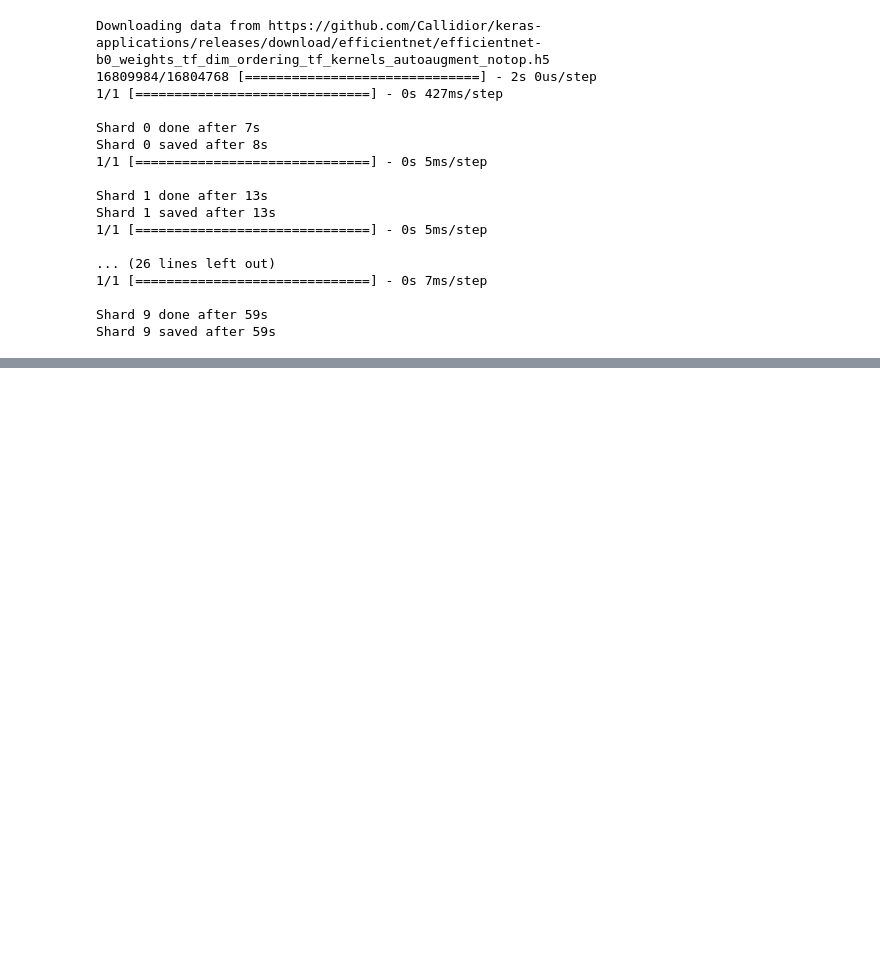
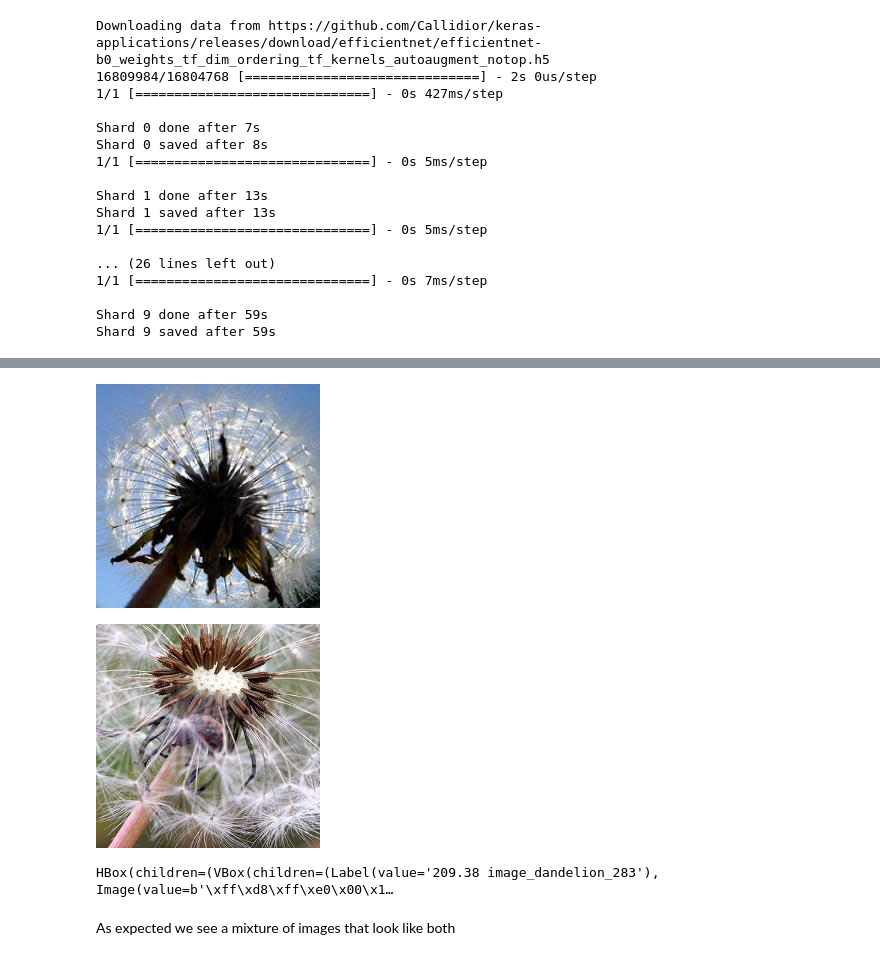
Before and after one commit to rom1504/image_embeddings, a Jupyter notebook: notebooks/SimpleImageEmb.ipynb, the cells around one changed output, grey strips where cells are left out. Cells and saved outputs as stored; diff of their text form; code cells hidden in the pictures; blank space fills up the shorter version.

```diff
--- a/notebooks/SimpleImageEmb.ipynb
+++ b/notebooks/SimpleImageEmb.ipynb
@@ -67,0 +96,16 @@ index.search(np.expand_dims(embeddings[0], 0), 2)
+# %%
+p=120
+image1 = "image_dandelion_283"
+image2 = "image_dandelion_521"
+p1 = name_to_id[image1]
+p2 = name_to_id[image2]
+image_embeddings.knn.display_picture(f"{home}/my_tf_flower", image1)
+image_embeddings.knn.display_picture(f"{home}/my_tf_flower", image2)
+results = image_embeddings.knn.search(index, id_to_name, (embeddings[p1] + embeddings[p2])/2)
+image_embeddings.knn.display_results(f"{home}/my_tf_flower", results)
+# %% [output]
+[figure, added]
+[figure, added]
+HBox(children=(VBox(children=(Label(value='209.38 image_dandelion_283'), Image(value=b'\xff\xd8\xff\xe0\x00\x1…
+# %% [markdown]
+As expected we see a mixture of images that look like both
```
Also changed, not shown: parts of 12 cells of this notebook, 5 other files.
